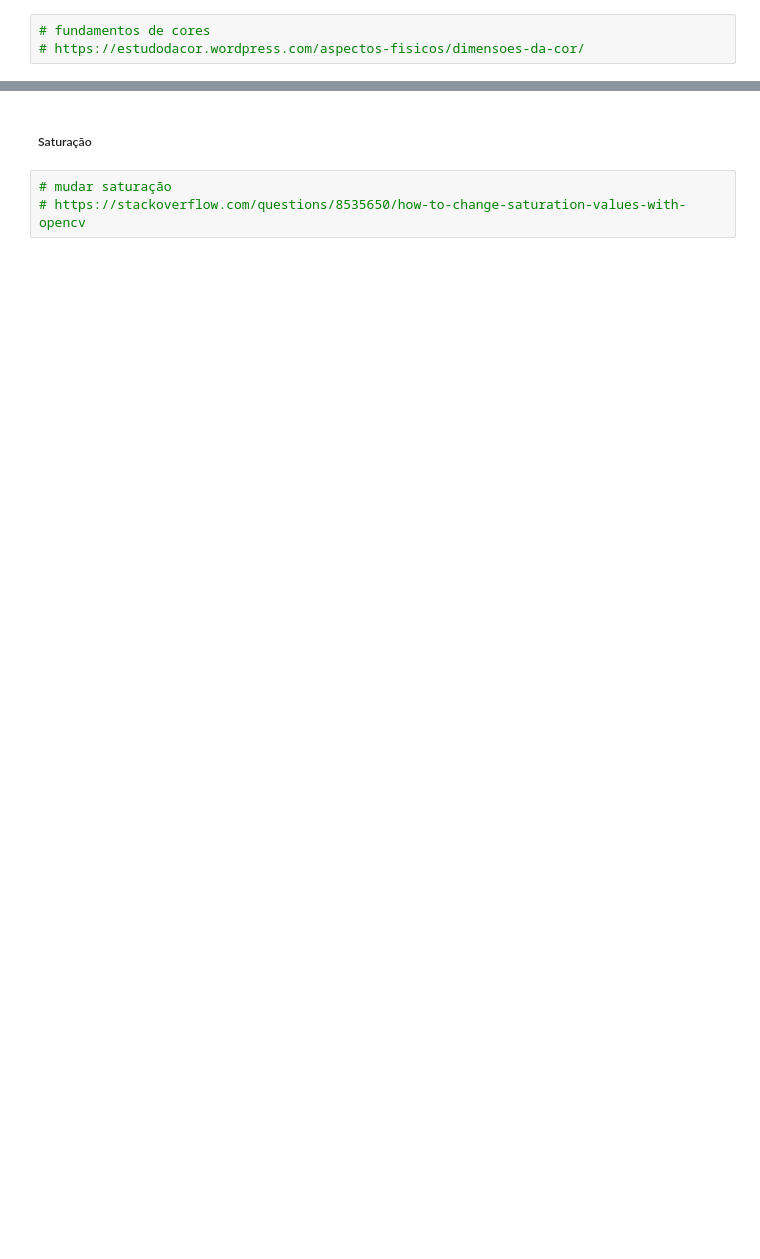
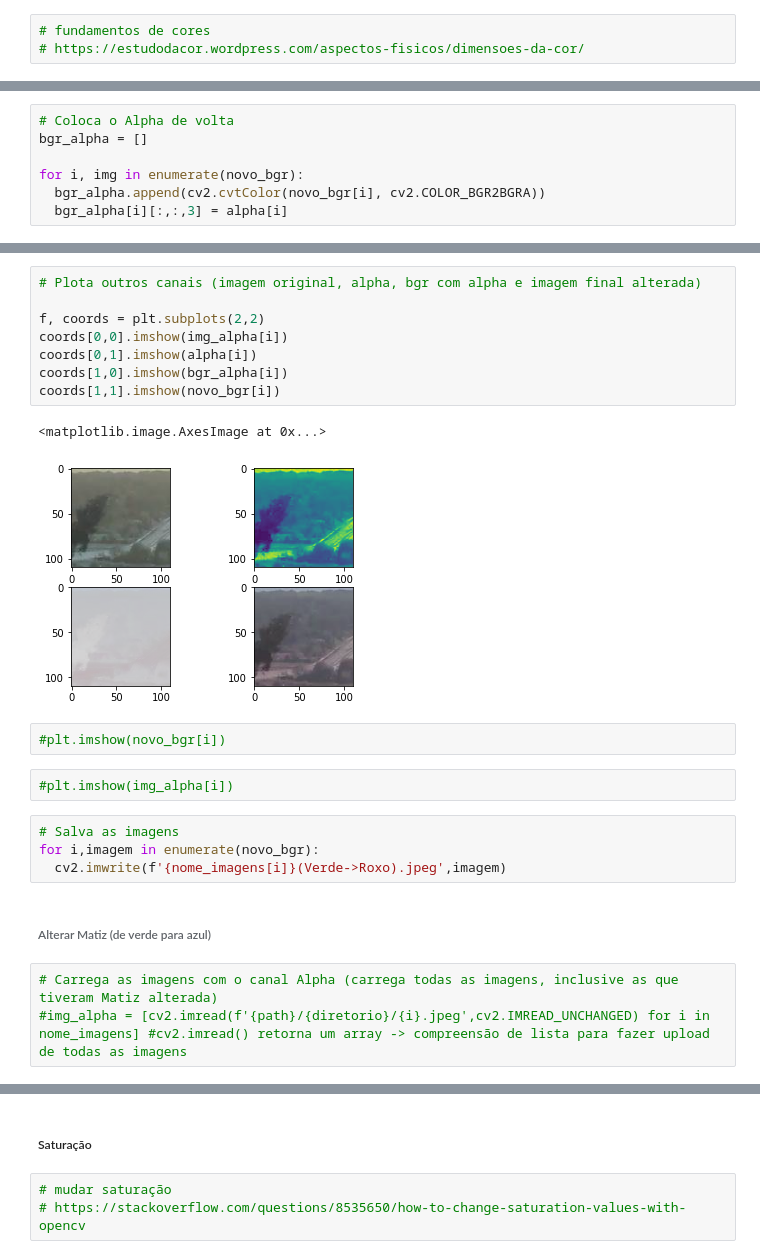
Before and after one commit to Leandro-Bernardo/Neural-Network-for-fire-detection, a Jupyter notebook: 9_Expandir_Banco_de_Dados_.ipynb, the cells around one changed output, grey strips where cells are left out. Drawn from its saved outputs; the diff is of its cells as text; blank space fills up the shorter version.

```diff
--- a/9_Expandir_Banco_de_Dados_.ipynb
+++ b/9_Expandir_Banco_de_Dados_.ipynb
@@ -71,0 +253,7 @@ for i in range(linha):
+# %%
+# Coloca o Alpha de volta
+bgr_alpha = []
+
+for i, img in enumerate(novo_bgr):
+  bgr_alpha.append(cv2.cvtColor(novo_bgr[i], cv2.COLOR_BGR2BGRA))
+  bgr_alpha[i][:,:,3] = alpha[i]
@@ -71,0 +272,24 @@ for i in range(linha):
+# %%
+# Plota outros canais (imagem original, alpha, bgr com alpha e imagem final alterada)
+
+f, coords = plt.subplots(2,2)
+coords[0,0].imshow(img_alpha[i])
+coords[0,1].imshow(alpha[i])
+coords[1,0].imshow(bgr_alpha[i])
+coords[1,1].imshow(novo_bgr[i])
+# %% [output]
+<matplotlib.image.AxesImage at 0x...>
+[figure, added]
+# %%
+#plt.imshow(novo_bgr[i])
+# %%
+#plt.imshow(img_alpha[i])
+# %%
+# Salva as imagens
+for i,imagem in enumerate(novo_bgr):
+  cv2.imwrite(f'{nome_imagens[i]}(Verde->Roxo).jpeg',imagem)
+# %% [markdown]
+###### Alterar Matiz (de verde para azul)
+# %%
+# Carrega as imagens com o canal Alpha (carrega todas as imagens, inclusive as que tiveram Matiz alterada)
+#img_alpha = [cv2.imread(f'{path}/{diretorio}/{i}.jpeg',cv2.IMREAD_UNCHANGED) for i in nome_imagens] #cv2.imread() retorna um array -> compreensão de lista para fazer upload de todas as imagens
```
Also changed, not shown: parts of 182 cells of this notebook.
